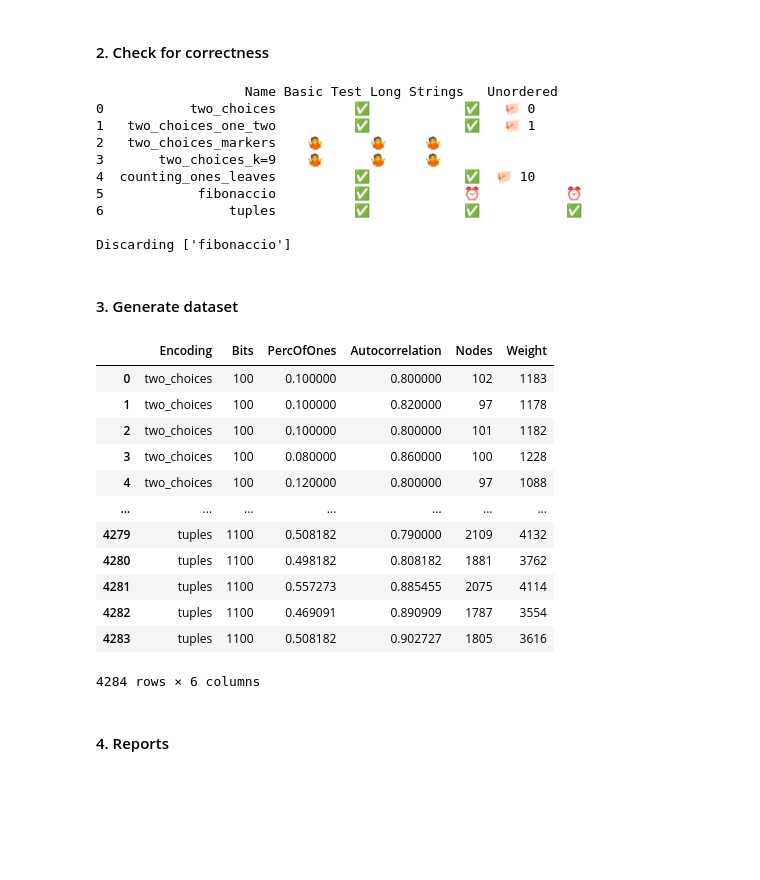
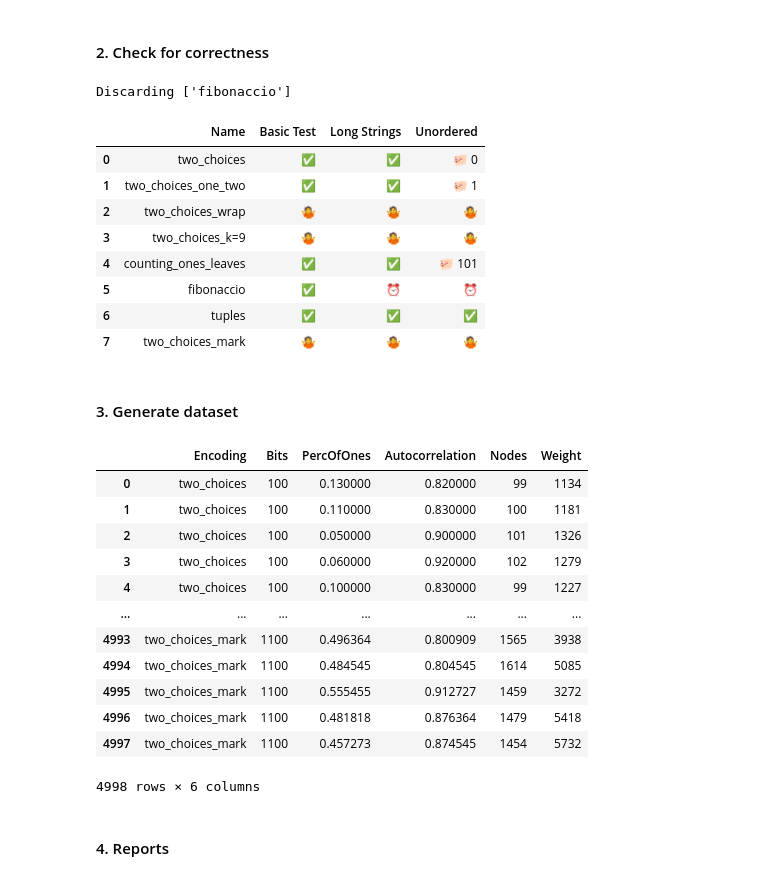
Before and after one commit to marcomaida/claycode, a Jupyter notebook: experiments/bit_to_tree/encoding_comparison.ipynb, the cells around one changed output. Cells and saved outputs as stored; diff of their text form; code cells hidden in the pictures; blank space fills up the shorter version.

Commit message:
Add two choices markers

```diff
--- a/experiments/bit_to_tree/encoding_comparison.ipynb
+++ b/experiments/bit_to_tree/encoding_comparison.ipynb
@@ -23,7 +23,8 @@ import tree_lib.util as util
 ENCODINGS_UNFILTERED = [
     ["two_choices", two_choices.bits_to_tree, two_choices.tree_to_bits],
     ["two_choices_one_two", two_choices_one_two.bits_to_tree, two_choices_one_two.tree_to_bits],
-    ["two_choices_markers", two_choices.bits_to_tree_markers, None],
+    ["two_choices_wrap", two_choices.bits_to_tree_wrap, None],
+    ["two_choices_mark", two_choices.bits_to_tree_mark, None],
     ["two_choices_k=9", lambda s: two_choices.bits_to_tree_k(s, 9), None],
     ["counting_ones_leaves", counting_ones_leaves.bits_to_tree, counting_ones_leaves.tree_to_bits],
     ["fibonaccio", fibonaccio.bits_to_tree, fibonaccio.tree_to_bits],
@@ -54,43 +55,44 @@ def string_test(strings, name, btt, ttb, shuffle=False):
             res = [btt(s) for s in strings]
             return f"🤷️️️️️️"
         else:
             errors = func_timeout(5., lambda: [s for s in strings if encode_decode(s) != s])
             return "✅" if len(errors)==0 else f"🐖️️️️️️ {errors[0]}"
     except FunctionTimedOut:
         return f"⏰"
     except Exception as e:
         print(traceback.format_exc())
         return f"🧨️️️️️️ {e}"
 
 results = [[name,
             string_test(BASIC_STRINGS, name, btt, ttb),
             string_test(LONG_STRINGS, name, btt, ttb),
             string_test(BASIC_STRINGS+LONG_STRINGS, name, btt, ttb, True),]
             for name, btt, ttb in ENCODINGS_UNFILTERED]
 
 df = pd.DataFrame(results, columns=['Name', 'Basic Test', "Long Strings", "Unordered"])
-print(df)
 
 # Discard encodings that do not work
 def is_acceptable_result(test_basic,test_long,test_unordered):
     return ("✅" in test_basic or "🤷️️️️️" in test_basic) and \
            ("✅" in test_long or "🤷️️️️️" in test_long)
 
 to_discard = [name for [name, t1, t2, t3] in results if not is_acceptable_result(t1,t2,t3)]
 if to_discard:
     print(f"\nDiscarding {to_discard}")
 ENCODINGS = [e for e in ENCODINGS_UNFILTERED if e[0] not in to_discard]
+
+df
 # %% [output]
-                   Name Basic Test Long Strings   Unordered
-0           two_choices          ✅            ✅   🐖️️️️️️ 0
-1   two_choices_one_two          ✅            ✅   🐖️️️️️️ 1
-2   two_choices_markers    🤷️️️️️️      🤷️️️️️️     🤷️️️️️️
-3       two_choices_k=9    🤷️️️️️️      🤷️️️️️️     🤷️️️️️️
-4  counting_ones_leaves          ✅            ✅  🐖️️️️️️ 10
-5            fibonaccio          ✅            ⏰           ⏰
-6                tuples          ✅            ✅           ✅
-
 Discarding ['fibonaccio']
+|  | Name | Basic Test | Long Strings | Unordered |
+| 0 | two_choices | ✅ | ✅ | 🐖️️️️️️ 0 |
+| 1 | two_choices_one_two | ✅ | ✅ | 🐖️️️️️️ 1 |
+| 2 | two_choices_wrap | 🤷️️️️️️ | 🤷️️️️️️ | 🤷️️️️️️ |
+| 3 | two_choices_k=9 | 🤷️️️️️️ | 🤷️️️️️️ | 🤷️️️️️️ |
+| 4 | counting_ones_leaves | ✅ | ✅ | 🐖️️️️️️ 101 |
+| 5 | fibonaccio | ✅ | ⏰ | ⏰ |
+| 6 | tuples | ✅ | ✅ | ✅ |
+| 7 | two_choices_mark | 🤷️️️️️️ | 🤷️️️️️️ | 🤷️️️️️️ |
 # %% [markdown]
 #### 3. Generate dataset
 # %%
@@ -138,18 +140,18 @@ df = pd.DataFrame(dataset, columns=['Encoding', 'Bits', 'PercOfOnes', 'Autocorre
 df
 # %% [output]
 |  | Encoding | Bits | PercOfOnes | Autocorrelation | Nodes | Weight |
-| 0 | two_choices | 100 | 0.100000 | 0.800000 | 102 | 1183 |
-| 1 | two_choices | 100 | 0.100000 | 0.820000 | 97 | 1178 |
-| 2 | two_choices | 100 | 0.100000 | 0.800000 | 101 | 1182 |
-| 3 | two_choices | 100 | 0.080000 | 0.860000 | 100 | 1228 |
-| 4 | two_choices | 100 | 0.120000 | 0.800000 | 97 | 1088 |
+| 0 | two_choices | 100 | 0.130000 | 0.820000 | 99 | 1134 |
+| 1 | two_choices | 100 | 0.110000 | 0.830000 | 100 | 1181 |
+| 2 | two_choices | 100 | 0.050000 | 0.900000 | 101 | 1326 |
+| 3 | two_choices | 100 | 0.060000 | 0.920000 | 102 | 1279 |
+| 4 | two_choices | 100 | 0.100000 | 0.830000 | 99 | 1227 |
 | ... | ... | ... | ... | ... | ... | ... |
-| 4279 | tuples | 1100 | 0.508182 | 0.790000 | 2109 | 4132 |
-| 4280 | tuples | 1100 | 0.498182 | 0.808182 | 1881 | 3762 |
-| 4281 | tuples | 1100 | 0.557273 | 0.885455 | 2075 | 4114 |
-| 4282 | tuples | 1100 | 0.469091 | 0.890909 | 1787 | 3554 |
-| 4283 | tuples | 1100 | 0.508182 | 0.902727 | 1805 | 3616 |
+| 4993 | two_choices_mark | 1100 | 0.496364 | 0.800909 | 1565 | 3938 |
+| 4994 | two_choices_mark | 1100 | 0.484545 | 0.804545 | 1614 | 5085 |
+| 4995 | two_choices_mark | 1100 | 0.555455 | 0.912727 | 1459 | 3272 |
+| 4996 | two_choices_mark | 1100 | 0.481818 | 0.876364 | 1479 | 5418 |
+| 4997 | two_choices_mark | 1100 | 0.457273 | 0.874545 | 1454 | 5732 |
-4284 rows × 6 columns
+4998 rows × 6 columns
 # %% [markdown]
 #### 4. Reports
 # %%
```
Also changed, not shown: parts of 1 cell of this notebook, 2 other files.
